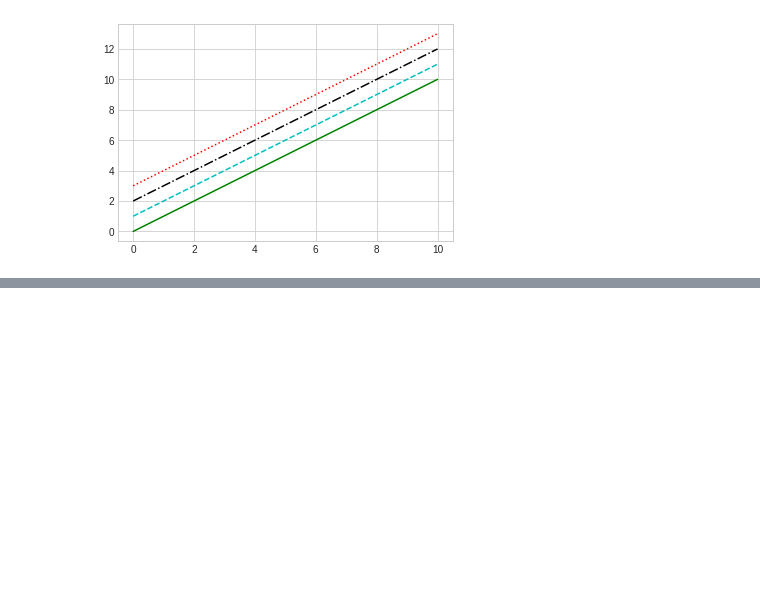
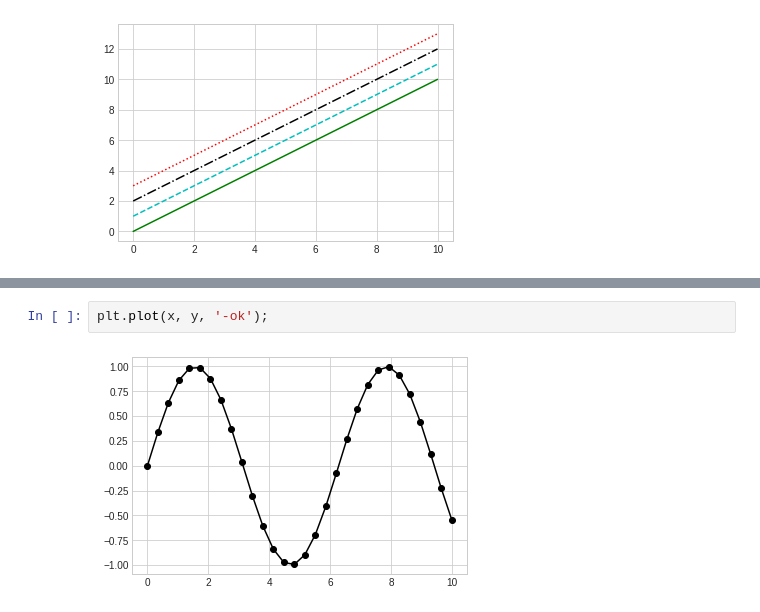
Before and after one commit to Dnishkala/internship, a Jupyter notebook: ml3.ipynb, the cells around one changed output, grey strips where cells are left out. Drawn from its saved outputs; the diff is of its cells as text; blank space fills up the shorter version.

```diff
--- a/ml3.ipynb
+++ b/ml3.ipynb
@@ -119,0 +145,4 @@ plt.plot(x, x + 3, ':r');
+# %%
+plt.plot(x, y, '-ok');
+# %% [output]
+[figure, added]
```
Also changed, not shown: parts of 21 cells of this notebook.
